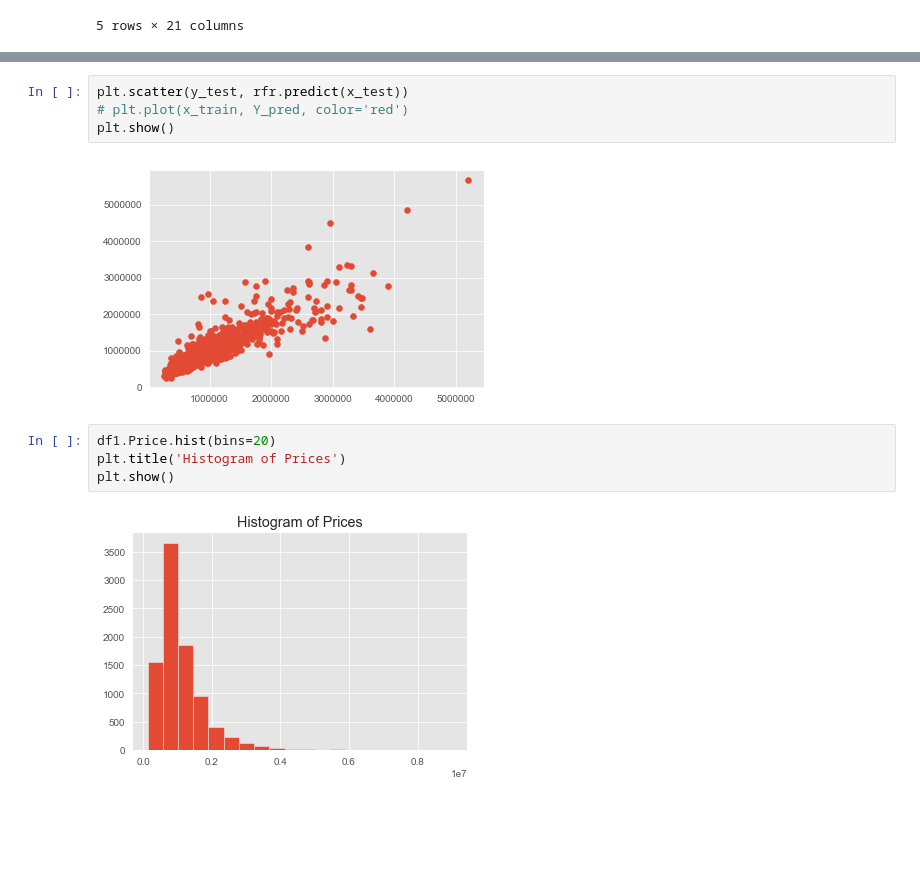
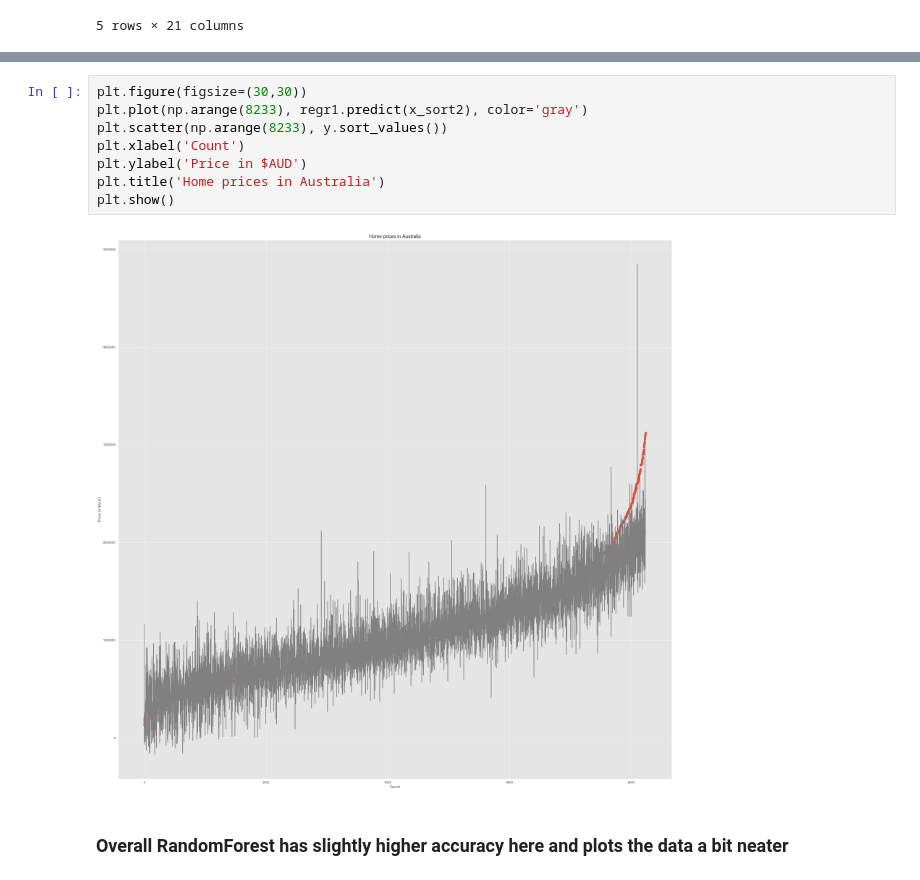
Before and after one commit to belalabu/thinkful, a Jupyter notebook: Housing.ipynb, the cells around one changed output, grey strips where cells are left out. Drawn from its saved outputs; the diff is of its cells as text; blank space fills up the shorter version.

```diff
--- a/Housing.ipynb
+++ b/Housing.ipynb
@@ -183,12 +193,12 @@ plt.show()
-# %%
-plt.scatter(y_test, rfr.predict(x_test))
-# plt.plot(x_train, Y_pred, color='red')
-plt.show()
-# %% [output]
-[figure, removed]
-# %%
-df1.Price.hist(bins=20)
-plt.title('Histogram of Prices')
-plt.show()
-# %% [output]
-[figure, removed]
+# %%
+plt.figure(figsize=(30,30))
+plt.plot(np.arange(8233), regr1.predict(x_sort2), color='gray')
+plt.scatter(np.arange(8233), y.sort_values())
+plt.xlabel('Count')
+plt.ylabel('Price in $AUD')
+plt.title('Home prices in Australia')
+plt.show()
+# %% [output]
+[figure, added]
+# %% [markdown]
+### Overall RandomForest has slightly higher accuracy here and plots the data a bit neater
```
Also changed, not shown: parts of 23 cells of this notebook.
